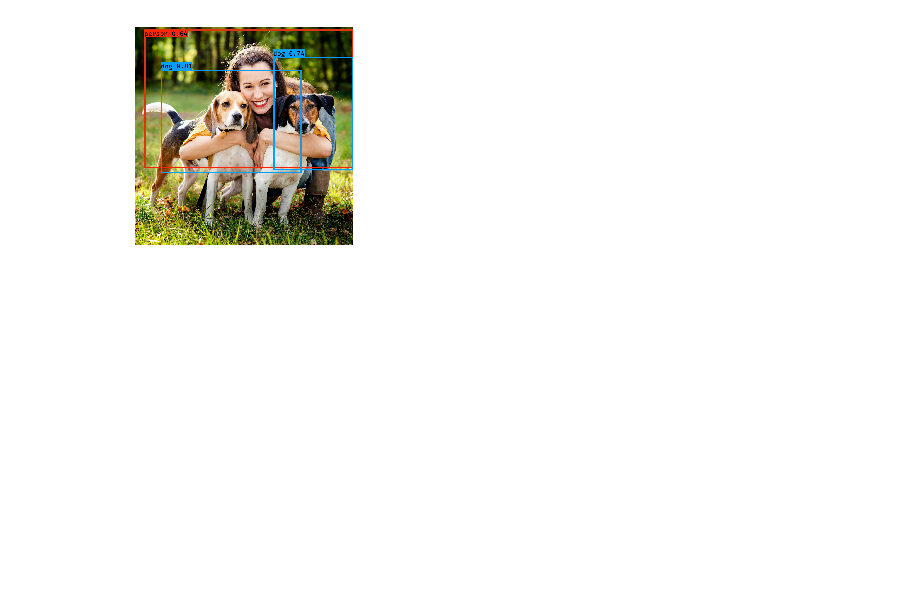
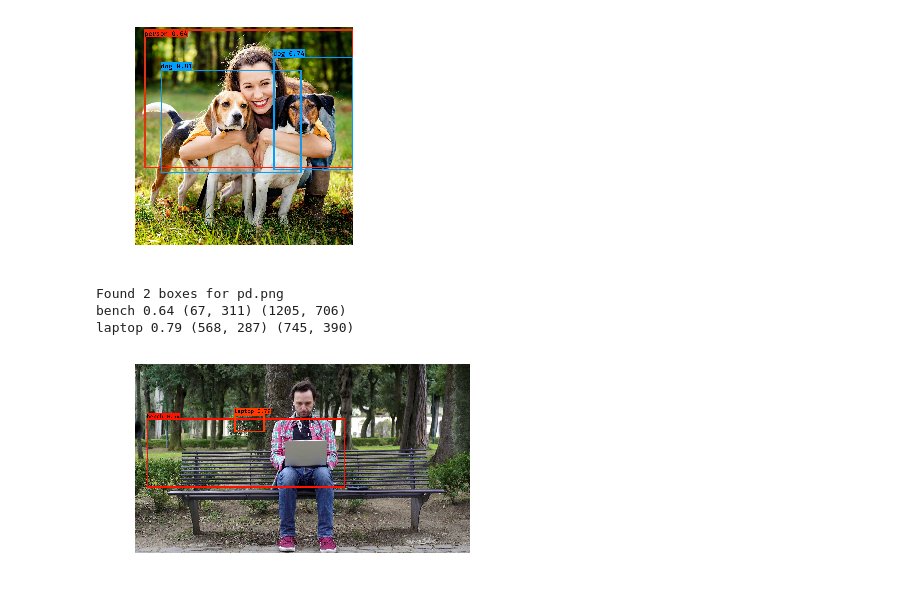
Before and after one commit to manankshastri/Object-Detection, a Jupyter notebook: ObjectDetection-YoloV2.ipynb, the cells around one changed output. Cells and saved outputs as stored; diff of their text form; code cells hidden in the pictures; blank space fills up the shorter version.

```diff
--- a/ObjectDetection-YoloV2.ipynb
+++ b/ObjectDetection-YoloV2.ipynb
@@ -225,3 +227,10 @@ person 0.64 (43, 11) (1000, 645)
 dog 0.74 (634, 138) (1000, 657)
 dog 0.81 (118, 196) (764, 671)
 [figure]
+# %%
+out_scores, out_boxes, out_classes = predict(sess, "p.pn")
+# %% [output]
+Found 2 boxes for pd.png
+bench 0.64 (67, 311) (1205, 706)
+laptop 0.79 (568, 287) (745, 390)
+[figure, added]
```
Also changed, not shown: parts of 1 cell of this notebook.
